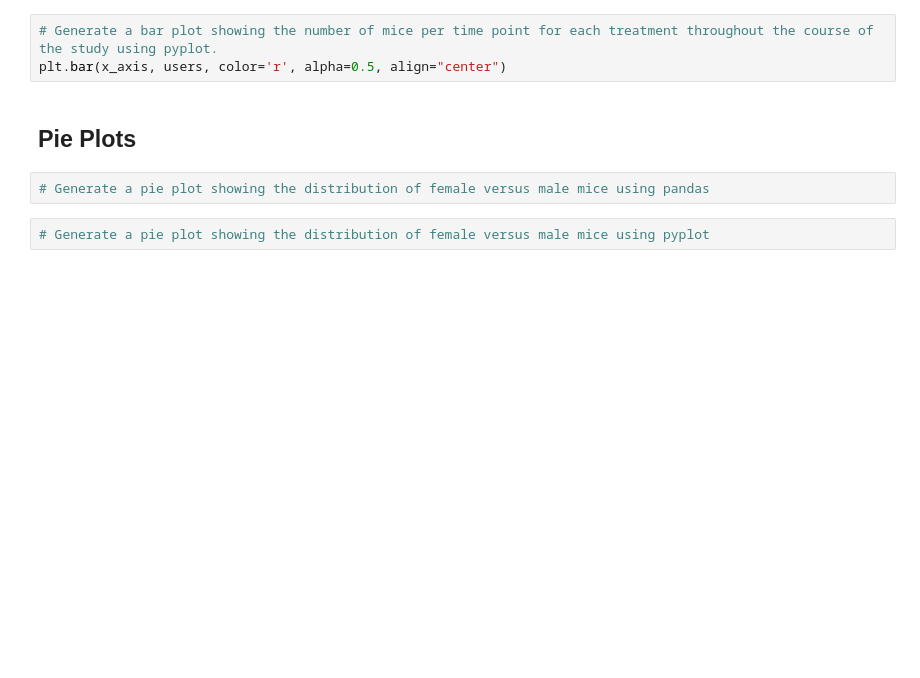
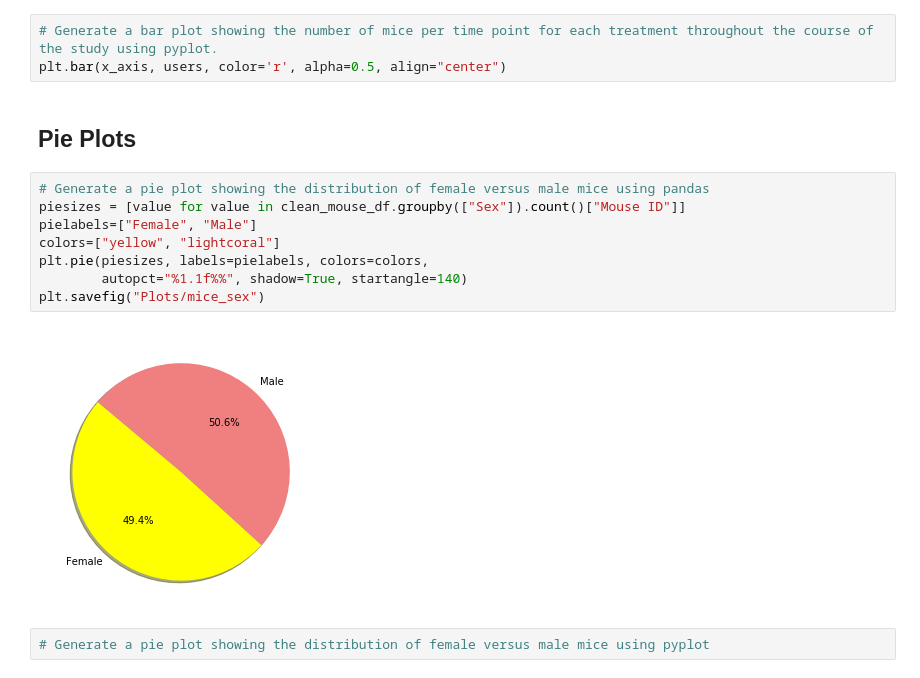
Before and after one commit to KathrynPanger/pharmaceutical-testing, a Jupyter notebook: pymaceuticals_starter.ipynb, the cells around one changed output. Cells and saved outputs as stored; diff of their text form; blank space fills up the shorter version.

```diff
--- a/pymaceuticals_starter.ipynb
+++ b/pymaceuticals_starter.ipynb
@@ -353,6 +356,14 @@ plt.bar(x_axis, users, color='r', alpha=0.5, align="center")
 ## Pie Plots
 # %%
 # Generate a pie plot showing the distribution of female versus male mice using pandas
+piesizes = [value for value in clean_mouse_df.groupby(["Sex"]).count()["Mouse ID"]]
+pielabels=["Female", "Male"]
+colors=["yellow", "lightcoral"]
+plt.pie(piesizes, labels=pielabels, colors=colors,
+        autopct="%1.1f%%", shadow=True, startangle=140)
+plt.savefig("Plots/mice_sex")
+# %% [output]
+[figure, added]
 # %%
 # Generate a pie plot showing the distribution of female versus male mice using pyplot
 # %% [markdown]
```
Also changed, not shown: parts of 4 cells of this notebook, 2 other files.
